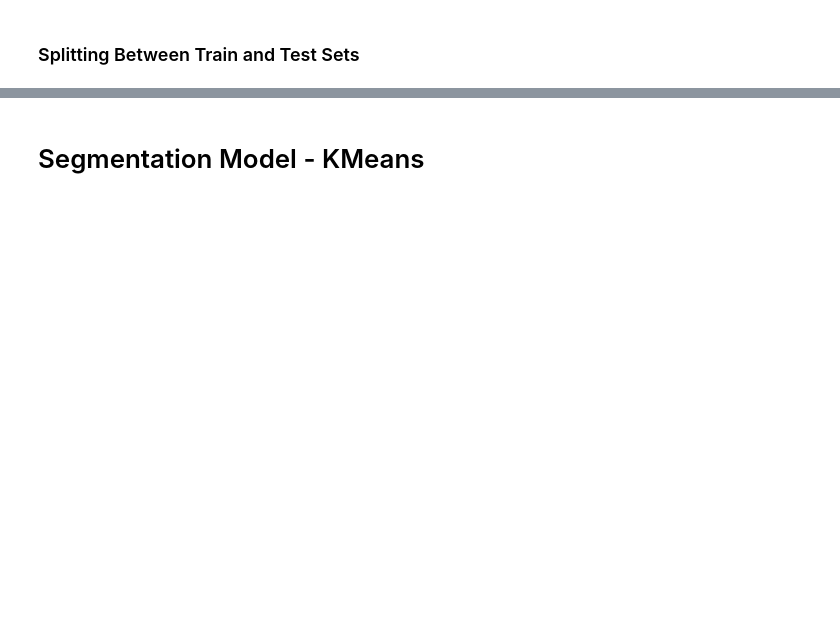
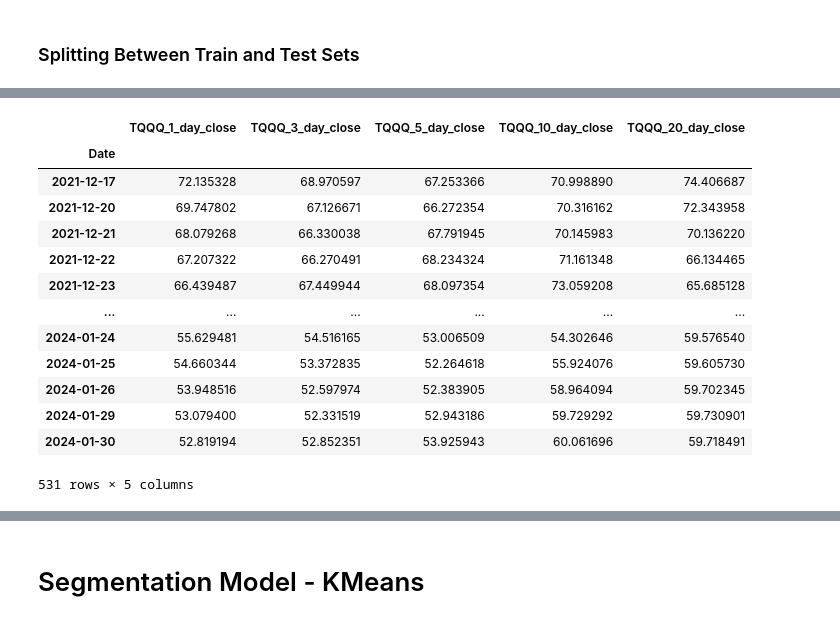
Before and after one commit to christian-ruiz/comp-642, a Jupyter notebook: final_project/fp_3/final_project_part_3.ipynb, the cells around one changed output, grey strips where cells are left out. Cells and saved outputs as stored; diff of their text form; code cells hidden in the pictures; blank space fills up the shorter version.

```diff
--- a/final_project/fp_3/final_project_part_3.ipynb
+++ b/final_project/fp_3/final_project_part_3.ipynb
@@ -28,0 +249,7 @@ Through RNN, we are attempting to achieve predictions for 3, 5, 10, and 20 day f
+# %%
+# define window size
+window_size = 60
+
+# apply the feature scaling
+x_rnn_train_normalized_60, x_rnn_train_min_max_values_60, y_rnn_train_normalized_60, y_rnn_train_min_max_values_60 = apply_feature_scaling(window_size, x_rnn_train, y_rnn_train, training_set=True)
+x_rnn_test_normalized_60, x_rnn_test_min_max_values_60, y_rnn_test_normalized_60, y_rnn_test_min_max_values_60 = apply_feature_scaling(window_size, x_rnn_test, y_rnn_test, training_set=True)
@@ -28,0 +334,3 @@ Through RNN, we are attempting to achieve predictions for 3, 5, 10, and 20 day f
+# %%
+x_rnn_train_reshape_60, y_rnn_train_reshape_60 = re_shape_df(60, x_rnn_train_normalized_60, y_rnn_train_normalized_60, train_set=True)
+x_rnn_test_reshape_60, y_rnn_test_reshape_60 = re_shape_df(60, x_rnn_test_normalized_60, y_rnn_test_normalized_60, train_set=True)
@@ -32,0 +714,22 @@ Through RNN, we are attempting to achieve predictions for 3, 5, 10, and 20 day f
+# %%
+# un scaling the prediction results
+y_pred_60_df = pd.DataFrame(y_pred_60, columns=y_rnn_cols)
+y_pred_60_df_inv_scaled = reverse_rolling_window_scaling(y_pred_60, np.array(y_rnn_test_min_max_values_60[min_cols].iloc[-len(y_pred_60):]), np.array(y_rnn_test_min_max_values_60[max_cols].iloc[-len(y_pred_60):]))
+y_pred_60_df_inv_scaled = pd.DataFrame(y_pred_60_df_inv_scaled, columns=y_rnn_cols)
+y_pred_60_df_inv_scaled.set_index(y_rnn_test.index[-len(y_pred_60):], inplace=True)
+y_pred_60_df_inv_scaled
+# %% [output]
+|  | TQQQ_1_day_close | TQQQ_3_day_close | TQQQ_5_day_close | TQQQ_10_day_close | TQQQ_20_day_close |
+| Date |  |  |  |  |  |
+| 2021-12-17 | 72.135328 | 68.970597 | 67.253366 | 70.998890 | 74.406687 |
+| 2021-12-20 | 69.747802 | 67.126671 | 66.272354 | 70.316162 | 72.343958 |
+| 2021-12-21 | 68.079268 | 66.330038 | 67.791945 | 70.145983 | 70.136220 |
+| 2021-12-22 | 67.207322 | 66.270491 | 68.234324 | 71.161348 | 66.134465 |
+| 2021-12-23 | 66.439487 | 67.449944 | 68.097354 | 73.059208 | 65.685128 |
+| ... | ... | ... | ... | ... | ... |
+| 2024-01-24 | 55.629481 | 54.516165 | 53.006509 | 54.302646 | 59.576540 |
+| 2024-01-25 | 54.660344 | 53.372835 | 52.264618 | 55.924076 | 59.605730 |
+| 2024-01-26 | 53.948516 | 52.597974 | 52.383905 | 58.964094 | 59.702345 |
+| 2024-01-29 | 53.079400 | 52.331519 | 52.943186 | 59.729292 | 59.730901 |
+| 2024-01-30 | 52.819194 | 52.852351 | 53.925943 | 60.061696 | 59.718491 |
+531 rows × 5 columns
```
Also changed, not shown: parts of 59 cells of this notebook, 1 other file.
